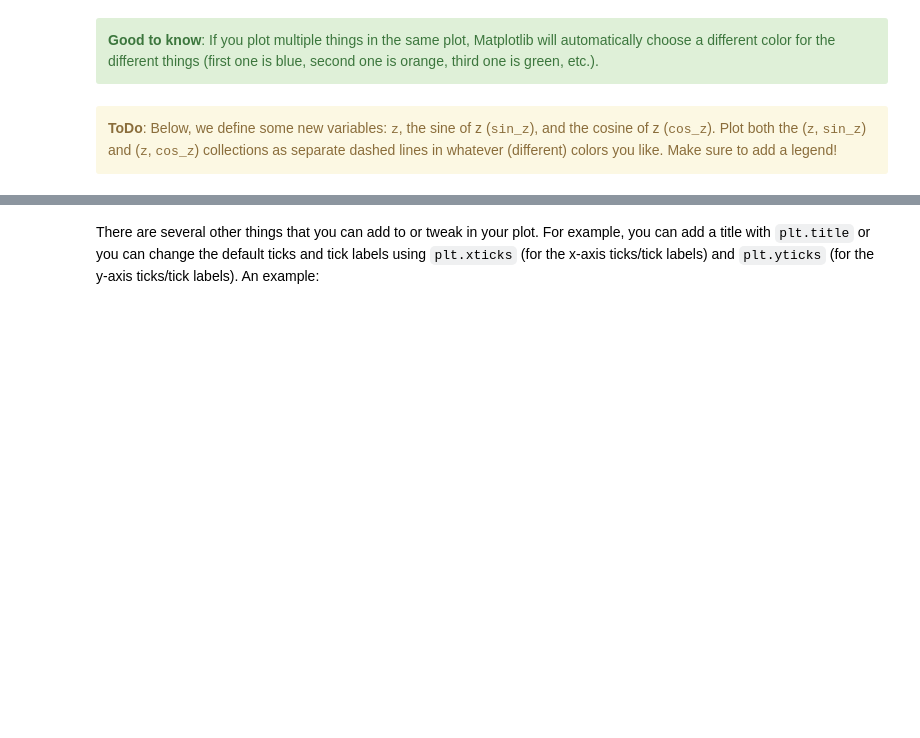
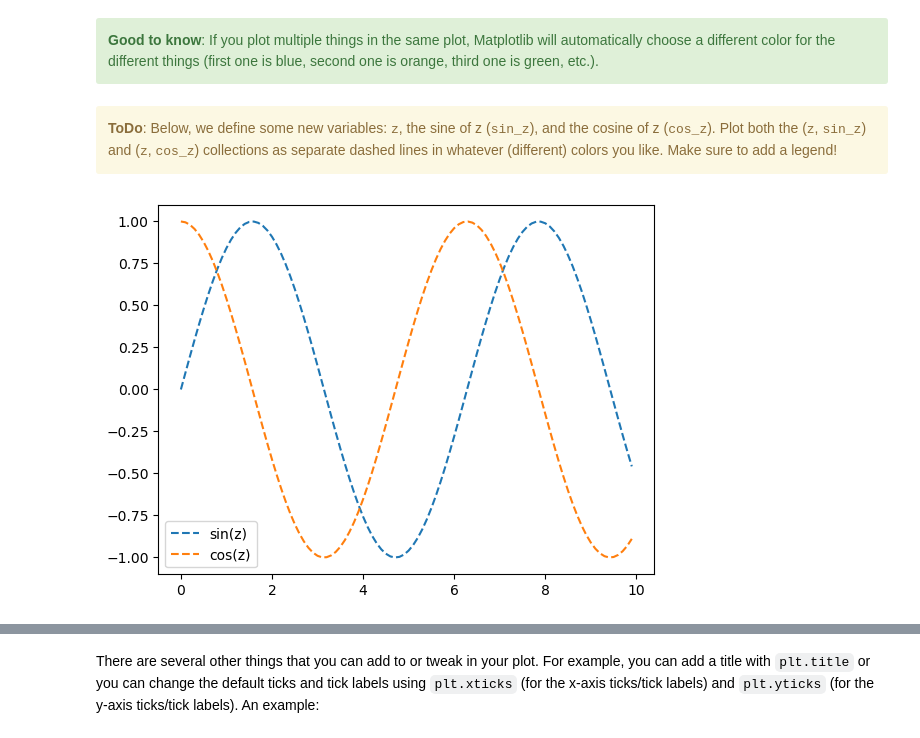
Before and after one commit to MarvinKohnen/deep-reinforcement-learning, a Jupyter notebook: drl_intro_python/intro-to-python/tutorials/3_matplotlib.ipynb, the cells around one changed output, grey strips where cells are left out. Drawn from its saved outputs; the diff is of its cells as text; code cells hidden in the pictures; blank space fills up the shorter version.

```diff
--- a/drl_intro_python/intro-to-python/tutorials/3_matplotlib.ipynb
+++ b/drl_intro_python/intro-to-python/tutorials/3_matplotlib.ipynb
@@ -88,16 +98,21 @@ As you can see, Matplotlib automatically creates the right legend! Make sure tha
 # %%
 """ Implement your ToDo below. """
 import math
 z = [zi / 10 for zi in list(range(100))]
 sin_z = [math.sin(zi) for zi in z]
 cos_z = [math.cos(zi) for zi in z]
 
 # YOUR CODE HERE
-raise NotImplementedError()
+plt.plot(z, sin_z, '--')
+plt.plot(z, cos_z, '--')
+
+plt.legend(['sin(z)', 'cos(z)'])
 
 # Do not remove the code below and implement your code *above* this snippet
 ax2check = plt.gca()
 plt.show()
+# %% [output]
+[figure, added]
 # %%
 """ Tests the ToDo above. """
 lines = ax2check.get_lines()
```
Also changed, not shown: parts of 33 cells of this notebook.
